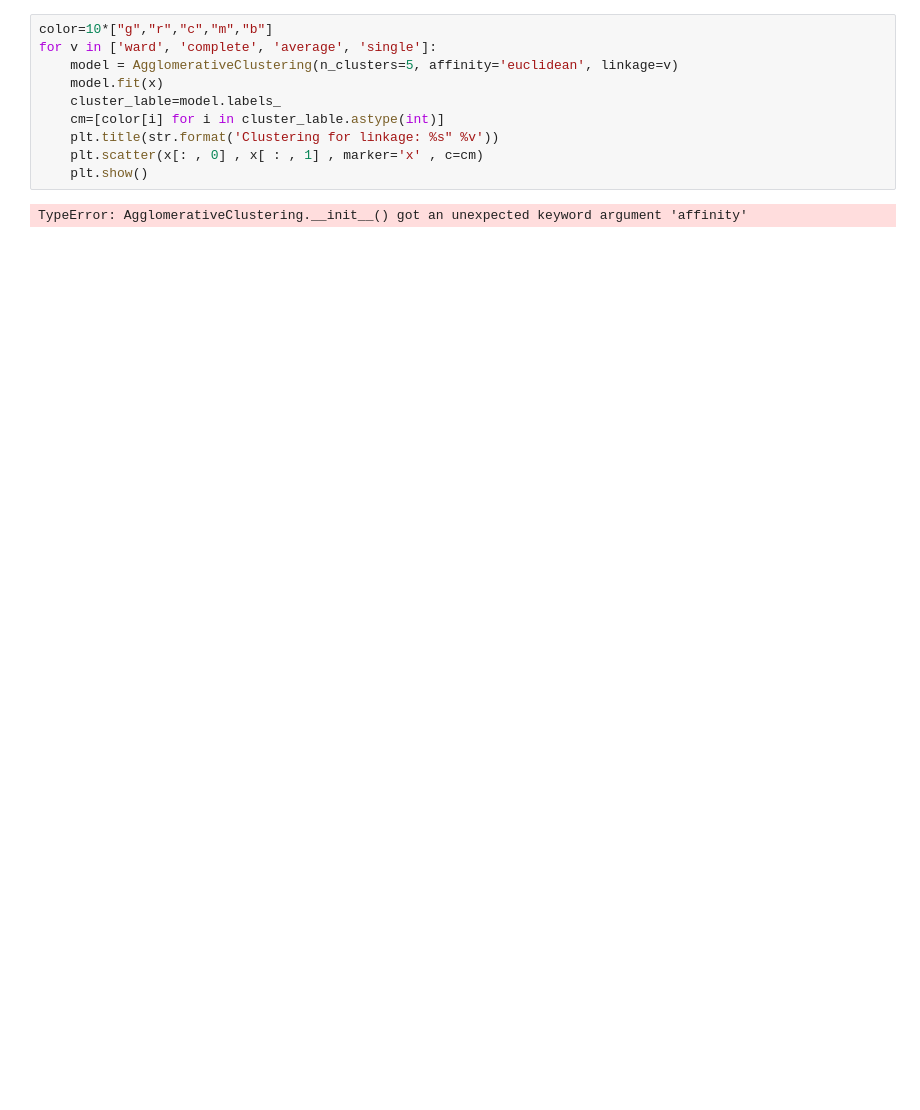
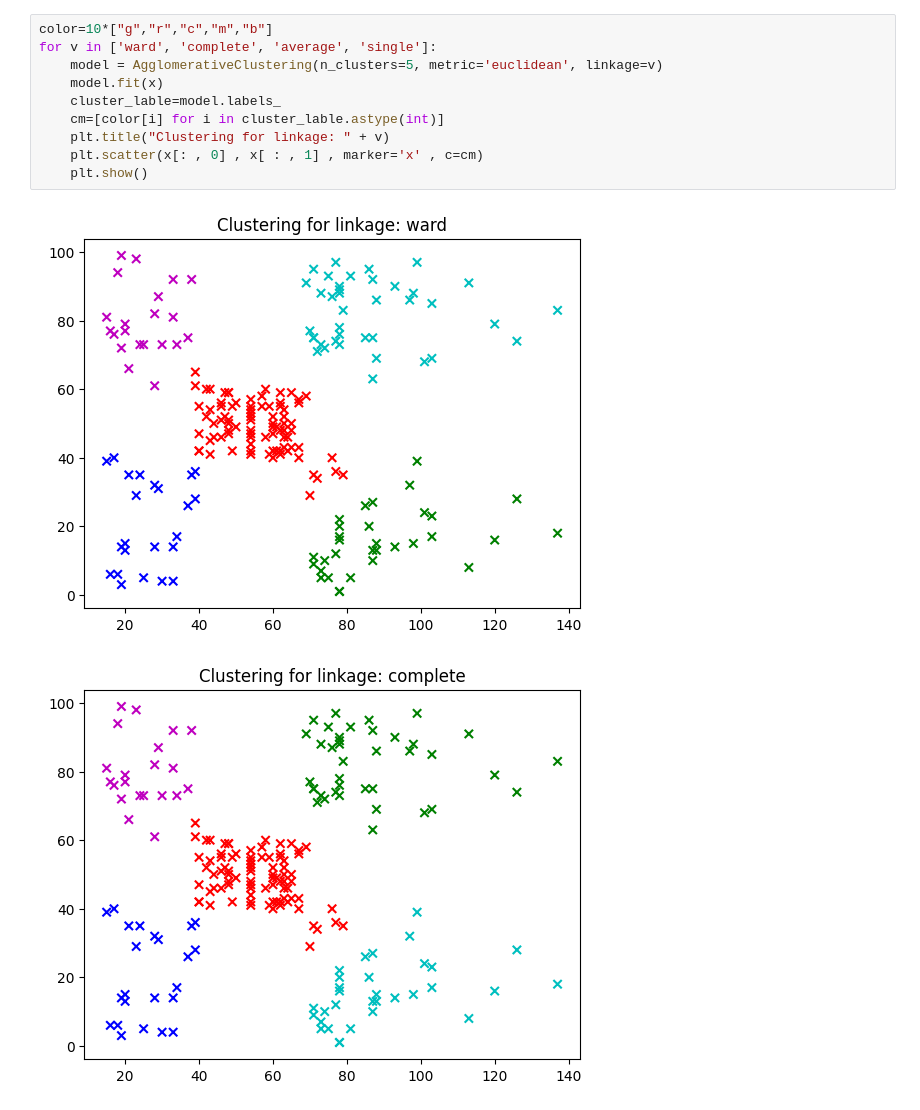
Before and after one commit to ManarAds/-Elbow-method-and-Silhouette-score, a Jupyter notebook: Untitled-1.ipynb, the cells around one changed output. Drawn from its saved outputs; the diff is of its cells as text; blank space fills up the shorter version.

```diff
--- a/Untitled-1.ipynb
+++ b/Untitled-1.ipynb
@@ -71,12 +79,13 @@ TypeError: missing a required argument: 'X'
 # %%
 color=10*["g","r","c","m","b"]
 for v in ['ward', 'complete', 'average', 'single']:
-    model = AgglomerativeClustering(n_clusters=5, affinity='euclidean', linkage=v)
+    model = AgglomerativeClustering(n_clusters=5, metric='euclidean', linkage=v)
     model.fit(x)
     cluster_lable=model.labels_
     cm=[color[i] for i in cluster_lable.astype(int)]
-    plt.title(str.format('Clustering for linkage: %s" %v'))
+    plt.title("Clustering for linkage: " + v)
     plt.scatter(x[: , 0] , x[ : , 1] , marker='x' , c=cm)
     plt.show()
 # %% [output]
-TypeError: AgglomerativeClustering.__init__() got an unexpected keyword argument 'affinity'
+[figure, added]
+[figure, added]
```
Also changed, not shown: parts of 4 cells of this notebook.
